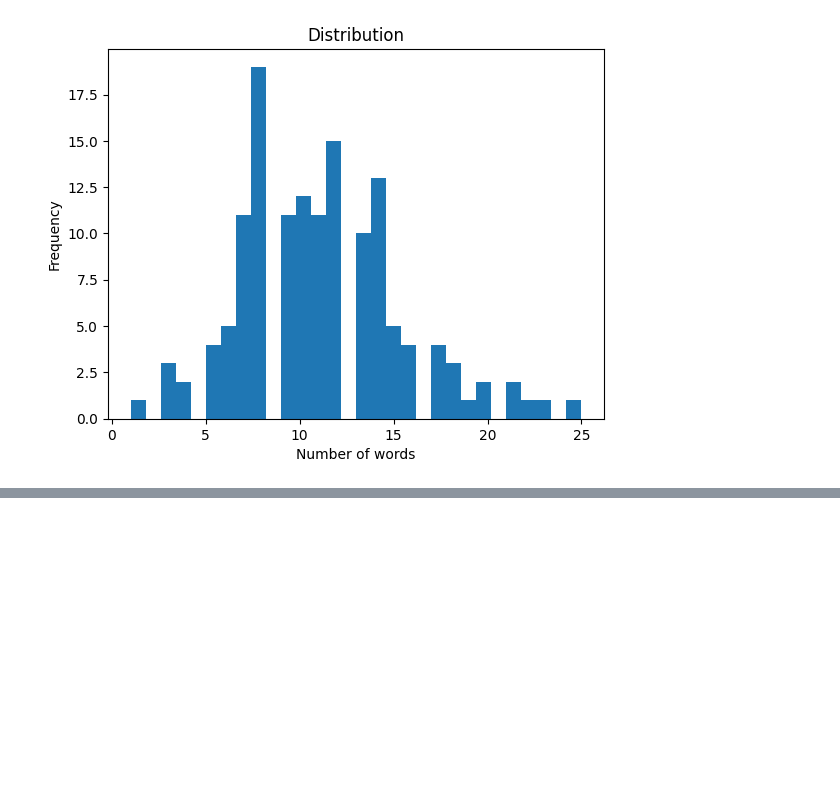
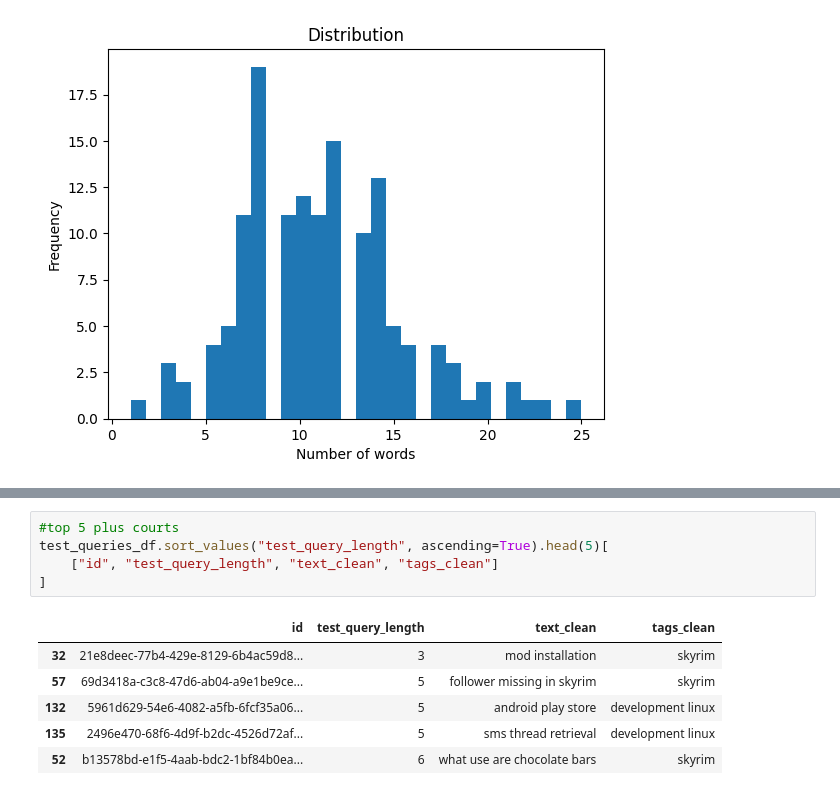
Before and after one commit to AbdelkarimElm/information-retrieval-engine, a Jupyter notebook: information_retrieval_engine.ipynb, the cells around one changed output, grey strips where cells are left out. Saved outputs shown, nothing was run; the diff lists cells and outputs as text; blank space fills up the shorter version.

```diff
--- a/information_retrieval_engine.ipynb
+++ b/information_retrieval_engine.ipynb
@@ -1024,0 +1037,12 @@ plt.show()
+# %%
+#top 5 plus courts
+test_queries_df.sort_values("test_query_length", ascending=True).head(5)[
+    ["id", "test_query_length", "text_clean", "tags_clean"]
+]
+# %% [output]
+|  | id | test_query_length | text_clean | tags_clean |
+| 32 | 21e8deec-77b4-429e-8129-6b4ac59d8... | 3 | mod installation | skyrim |
+| 57 | 69d3418a-c3c8-47d6-ab04-a9e1be9ce... | 5 | follower missing in skyrim | skyrim |
+| 132 | 5961d629-54e6-4082-a5fb-6fcf35a06... | 5 | android play store | development linux |
+| 135 | 2496e470-68f6-4d9f-b2dc-4526d72af... | 5 | sms thread retrieval | development linux |
+| 52 | b13578bd-e1f5-4aab-bdc2-1bf84b0ea... | 6 | what use are chocolate bars | skyrim |
```
Also changed, not shown: parts of 2 cells of this notebook.
